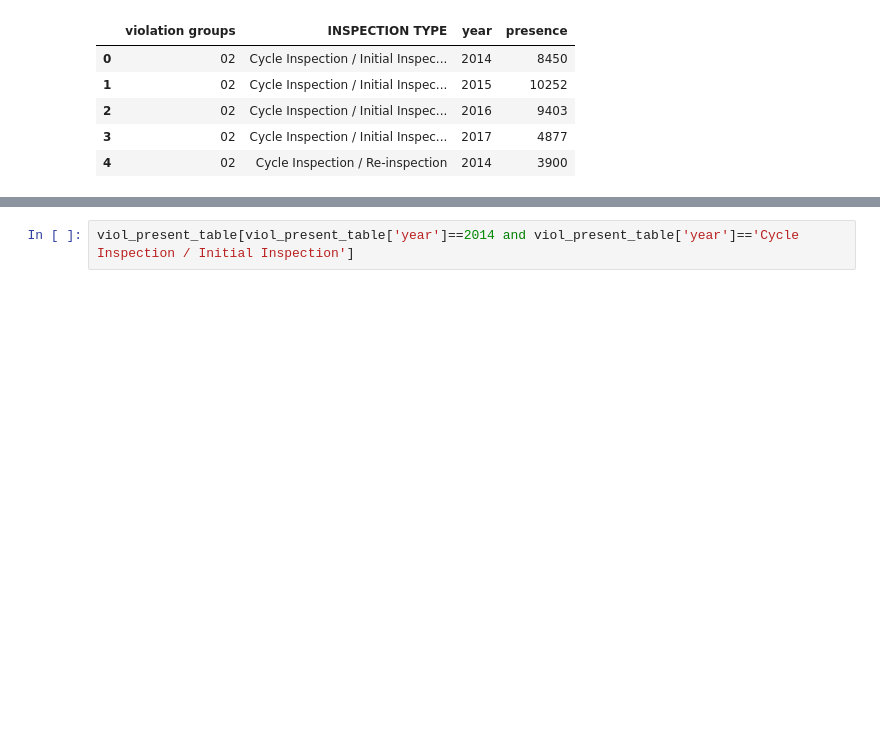
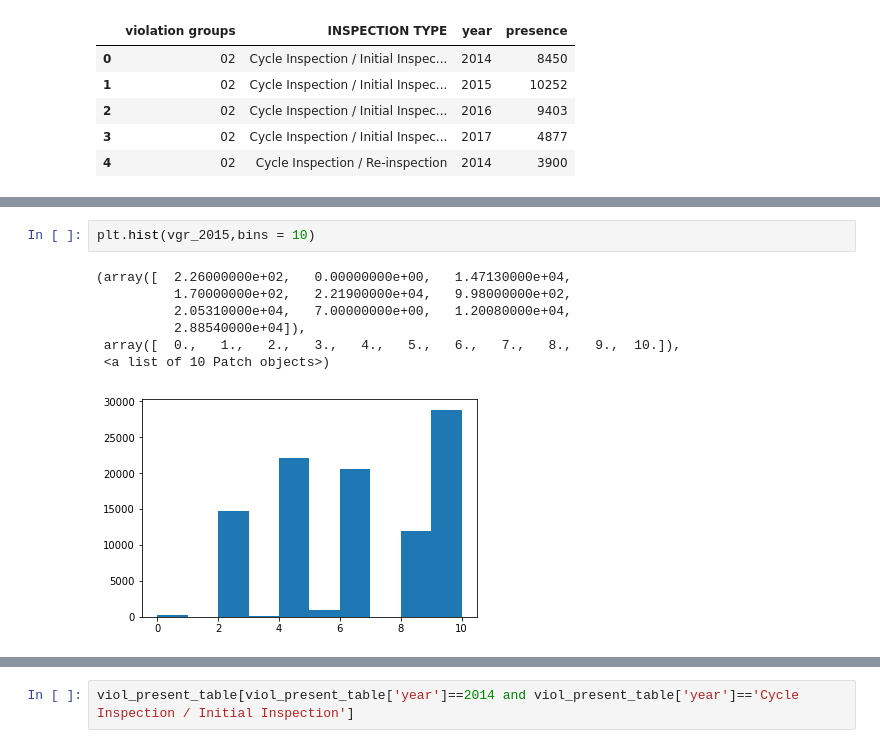
Before and after one commit to chenHub00/restaurant_inspections, a Jupyter notebook: CycleInspections-Exploration.ipynb, the cells around one changed output, grey strips where cells are left out. Saved outputs shown, nothing was run; the diff lists cells and outputs as text; blank space fills up the shorter version.

```diff
--- a/CycleInspections-Exploration.ipynb
+++ b/CycleInspections-Exploration.ipynb
@@ -65,0 +134,10 @@ viol_present_table.head()
+# %%
+plt.hist(vgr_2015,bins = 10)
+# %% [output]
+(array([  2.26000000e+02,   0.00000000e+00,   1.47130000e+04,
+          1.70000000e+02,   2.21900000e+04,   9.98000000e+02,
+          2.05310000e+04,   7.00000000e+00,   1.20080000e+04,
+          2.88540000e+04]),
+ array([  0.,   1.,   2.,   3.,   4.,   5.,   6.,   7.,   8.,   9.,  10.]),
+ <a list of 10 Patch objects>)
+[figure, added]
```
Also changed, not shown: parts of 11 cells of this notebook.
